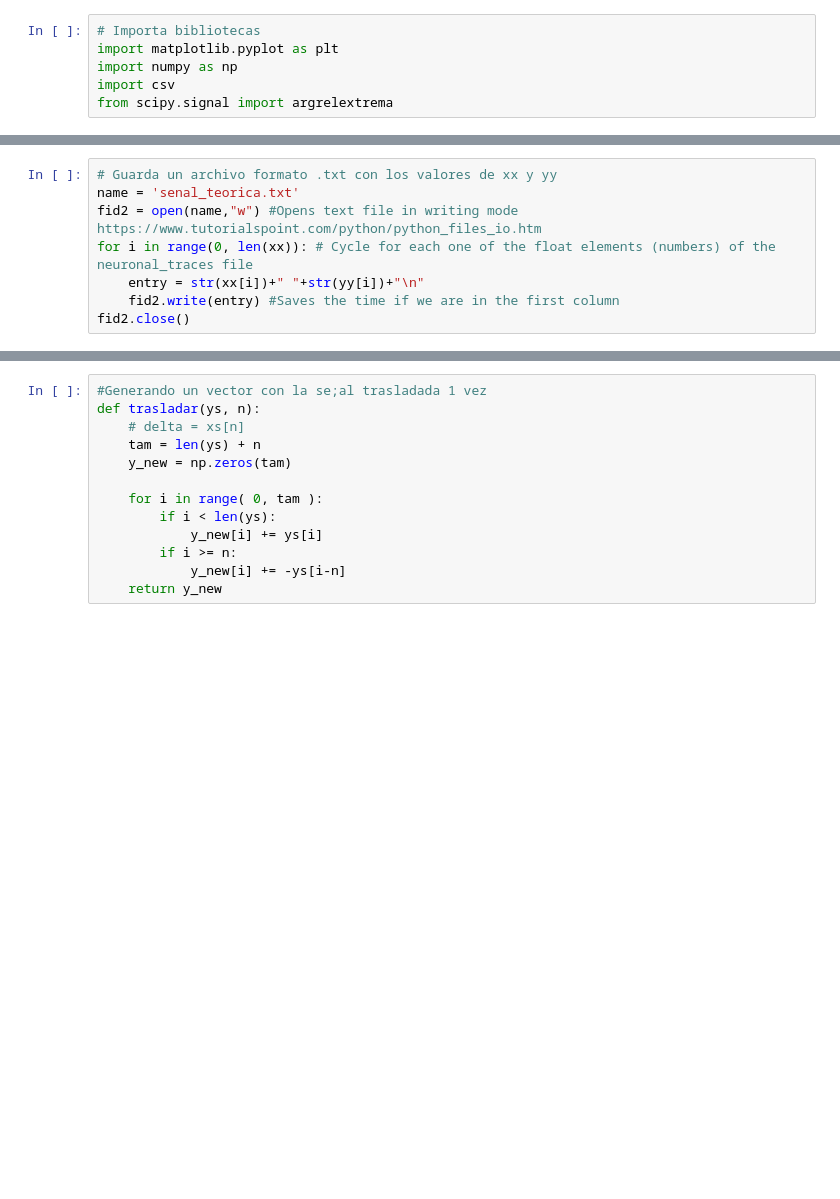
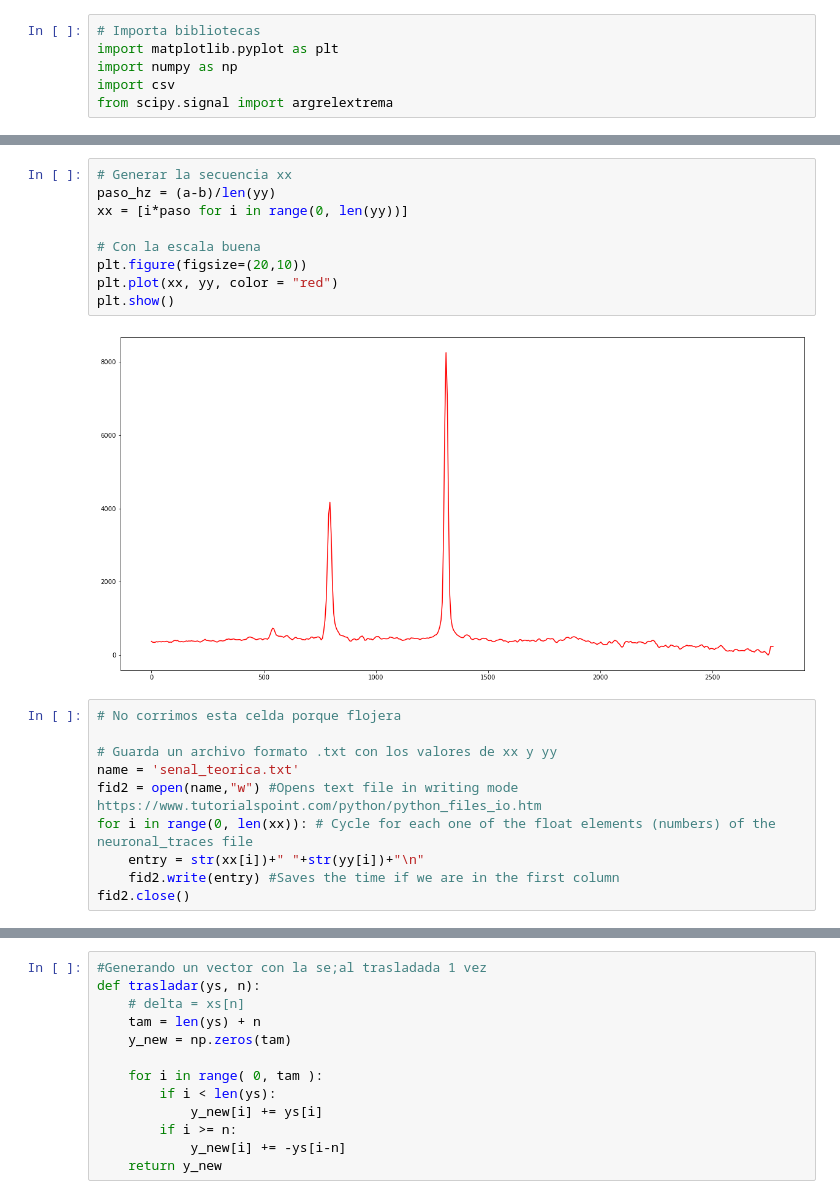
Before and after one commit to DanidelRio/j_doubling, a Jupyter notebook: fede_prueba_cuarentena.ipynb, the cells around one changed output, grey strips where cells are left out. Drawn from its saved outputs; the diff is of its cells as text; blank space fills up the shorter version.

```diff
--- a/fede_prueba_cuarentena.ipynb
+++ b/fede_prueba_cuarentena.ipynb
@@ -37,4 +41,17 @@ plt.show()
+# %%
+# Generar la secuencia xx
+paso_hz = (a-b)/len(yy)
+xx = [i*paso for i in range(0, len(yy))]
+
+# Con la escala buena
+plt.figure(figsize=(20,10))
+plt.plot(xx, yy, color = "red")
+plt.show()
+# %% [output]
+[figure, added]
 # %%
+# No corrimos esta celda porque flojera
+
 # Guarda un archivo formato .txt con los valores de xx y yy
 name = 'senal_teorica.txt'
 fid2 = open(name,"w") #Opens text file in writing mode https://www.tutorialspoint.com/python/python_files_io.htm
```
Also changed, not shown: parts of 13 cells of this notebook.
